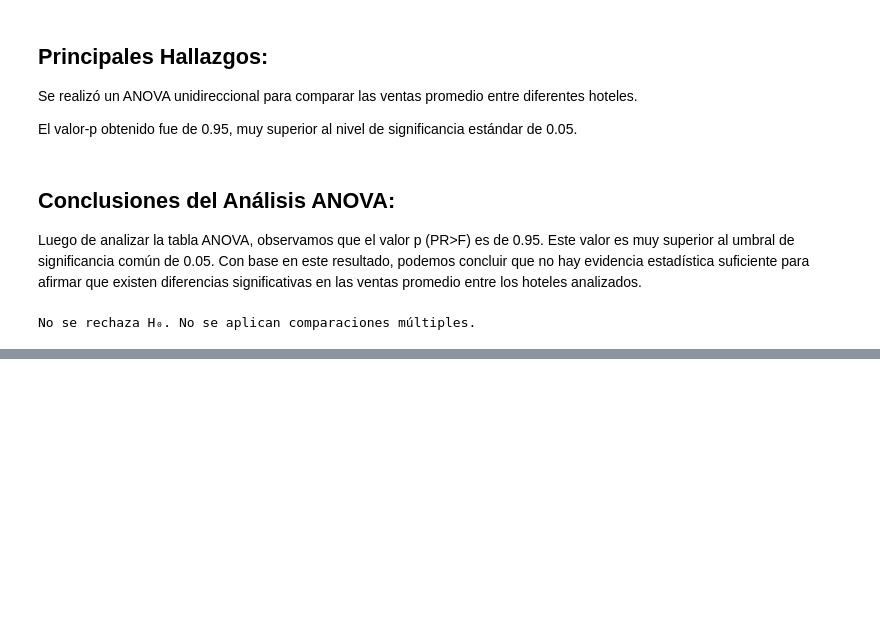
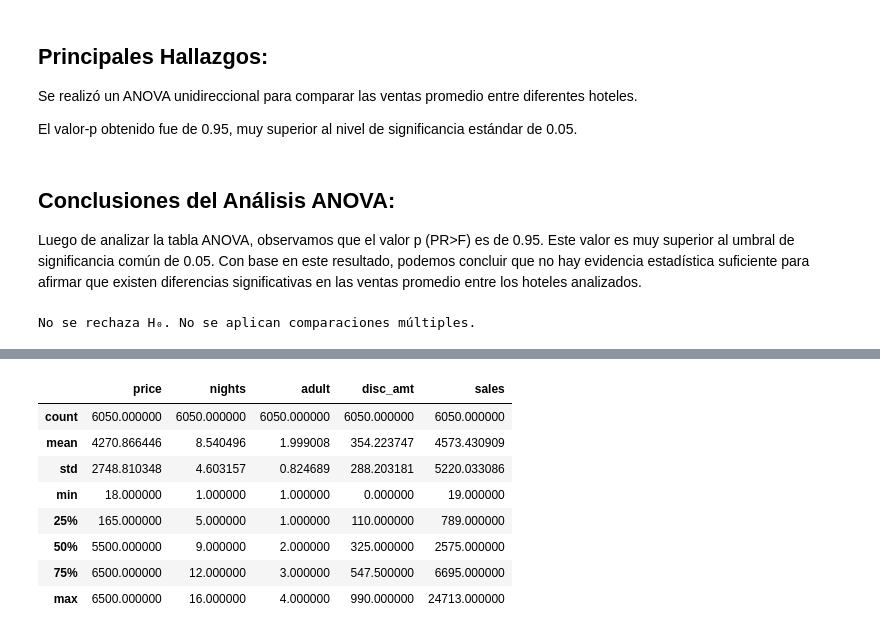
Before and after one commit to Nieves862/Proyecto_Grupal_Sistema_De_Transparencia, a Jupyter notebook: segundo_2025/segundo_cuatrimestre/MODULO ESTADISTICA y EXPLORACION DE DATOS II CIENCIAS DE DATOS II/Datos/EVIDENCIAS/ev_II.ipynb, the cells around one changed output, grey strips where cells are left out. Drawn from its saved outputs; the diff is of its cells as text; code cells hidden in the pictures; blank space fills up the shorter version.

```diff
--- a/segundo_2025/segundo_cuatrimestre/MODULO ESTADISTICA y EXPLORACION DE DATOS II CIENCIAS DE DATOS II/Datos/EVIDENCIAS/ev_II.ipynb
+++ b/segundo_2025/segundo_cuatrimestre/MODULO ESTADISTICA y EXPLORACION DE DATOS II CIENCIAS DE DATOS II/Datos/EVIDENCIAS/ev_II.ipynb
@@ -413,0 +435,17 @@ No se rechaza H₀. No se aplican comparaciones múltiples.
+# %%
+
+# Selección de variables relevantes
+data = df[['price', 'nights', 'adult', 'disc_amt', 'sales']].dropna()
+
+# Descripción estadística
+data.describe()
+# %% [output]
+|  | price | nights | adult | disc_amt | sales |
+| count | 6050.000000 | 6050.000000 | 6050.000000 | 6050.000000 | 6050.000000 |
+| mean | 4270.866446 | 8.540496 | 1.999008 | 354.223747 | 4573.430909 |
+| std | 2748.810348 | 4.603157 | 0.824689 | 288.203181 | 5220.033086 |
+| min | 18.000000 | 1.000000 | 1.000000 | 0.000000 | 19.000000 |
+| 25% | 165.000000 | 5.000000 | 1.000000 | 110.000000 | 789.000000 |
+| 50% | 5500.000000 | 9.000000 | 2.000000 | 325.000000 | 2575.000000 |
+| 75% | 6500.000000 | 12.000000 | 3.000000 | 547.500000 | 6695.000000 |
+| max | 6500.000000 | 16.000000 | 4.000000 | 990.000000 | 24713.000000 |
```
Also changed, not shown: parts of 10 cells of this notebook.
